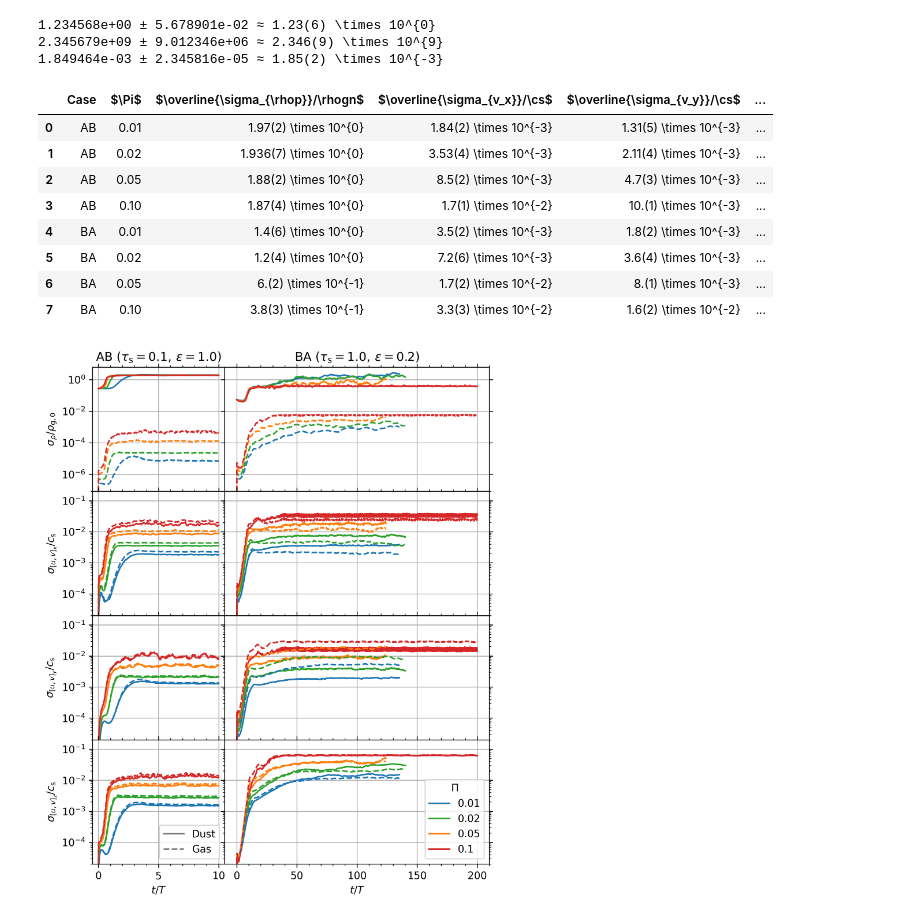
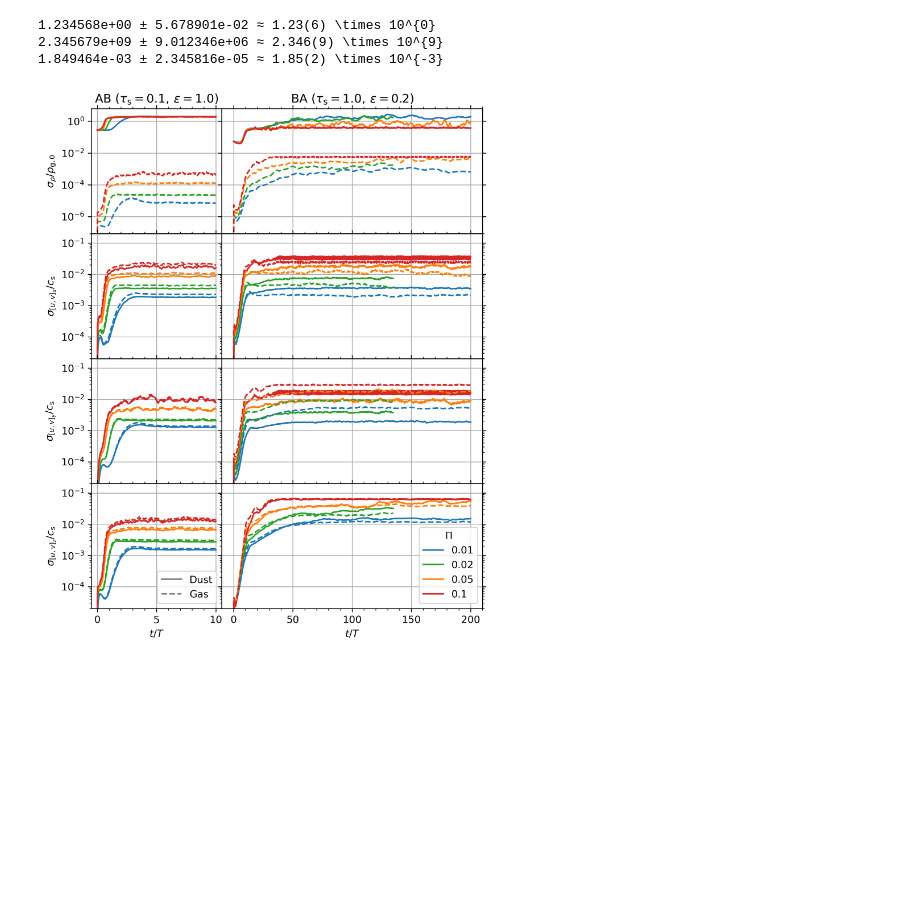
Before and after one commit to sabaronett/streaming-instability, a Jupyter notebook: ipynb/Dispersions.ipynb, the cells around one changed output. Saved outputs shown, nothing was run; the diff lists cells and outputs as text; code cells hidden in the pictures; blank space fills up the shorter version.

```diff
--- a/ipynb/Dispersions.ipynb
+++ b/ipynb/Dispersions.ipynb
@@ -263,42 +261,33 @@ for ax in axs.flat:
     ax.minorticks_on()
     ax.tick_params(which='both', top=True, right=True)
 
 axs[0, 0].set(title=r'AB ($\tau_\mathrm{s}=0.1,\,\epsilon=1.0)$',
               ylabel=r'$\sigma_\rho/\rho_\mathrm{g,0}$')
 axs[0, 1].set(title=r'BA ($\tau_\mathrm{s}=1.0,\,\epsilon=0.2)$')
 axs[1, 0].set(ylabel=r'$\sigma_{[u,v]_x}/c_\mathrm{s}$', ylim=vylim)
 axs[2, 0].set(ylabel=r'$\sigma_{[u,v]_y}/c_\mathrm{s}$', ylim=vylim)
 axs[3, 0].set(ylabel=r'$\sigma_{[u,v]_z}/c_\mathrm{s}$', ylim=vylim)
 axs[3, 0].set(xlabel=r'$t/T$')
 axs[3, 1].set(xlabel=r'$t/T$')
 
 plt.subplots_adjust(hspace=0, wspace=0)
 plt.savefig('figs/dispersions.pdf', bbox_inches='tight', pad_inches=0.01)
 
 df = pd.DataFrame({
     'Case'                                : cols[0],
     r'$\Pi$'                              : cols[1],
     r'$\overline{\sigma_{\rhop}}/\rhogn$' : cols[2],
     r'$\overline{\sigma_{v_x}}/\cs$'      : cols[3],
     r'$\overline{\sigma_{v_y}}/\cs$'      : cols[4],
     r'$\overline{\sigma_{v_z}}/\cs$'      : cols[5],
     r'$\overline{\sigma_{\rhog}}/\rhogn$' : cols[6],
     r'$\overline{\sigma_{u_x}}/\cs$'      : cols[7],
     r'$\overline{\sigma_{u_y}}/\cs$'      : cols[8],
     r'$\overline{\sigma_{u_z}}/\cs$'      : cols[9],
     # r'$\overline{\Delta u_x}/\cs$'        : cols[10],
     # r'$\overline{\Delta u_y}/\cs$'        : cols[11],
     })
-df.to_latex(buf='tabs/disps.sty')
-df
+# df.to_latex(buf='tabs/disps.sty')
+# df
 # %% [output]
-|  | Case | $\Pi$ | $\overline{\sigma_{\rhop}}/\rhogn$ | $\overline{\sigma_{v_x}}/\cs$ | $\overline{\sigma_{v_y}}/\cs$ | ... |
-| 0 | AB | 0.01 | 1.97(2) \times 10^{0} | 1.84(2) \times 10^{-3} | 1.31(5) \times 10^{-3} | ... |
-| 1 | AB | 0.02 | 1.936(7) \times 10^{0} | 3.53(4) \times 10^{-3} | 2.11(4) \times 10^{-3} | ... |
-| 2 | AB | 0.05 | 1.88(2) \times 10^{0} | 8.5(2) \times 10^{-3} | 4.7(3) \times 10^{-3} | ... |
-| 3 | AB | 0.10 | 1.87(4) \times 10^{0} | 1.7(1) \times 10^{-2} | 10.(1) \times 10^{-3} | ... |
-| 4 | BA | 0.01 | 1.4(6) \times 10^{0} | 3.5(2) \times 10^{-3} | 1.8(2) \times 10^{-3} | ... |
-| 5 | BA | 0.02 | 1.2(4) \times 10^{0} | 7.2(6) \times 10^{-3} | 3.6(4) \times 10^{-3} | ... |
-| 6 | BA | 0.05 | 6.(2) \times 10^{-1} | 1.7(2) \times 10^{-2} | 8.(1) \times 10^{-3} | ... |
-| 7 | BA | 0.10 | 3.8(3) \times 10^{-1} | 3.3(3) \times 10^{-2} | 1.6(2) \times 10^{-2} | ... |
-[figure, old version]
+[figure, new version]
```
Also changed, not shown: parts of 2 cells of this notebook.
